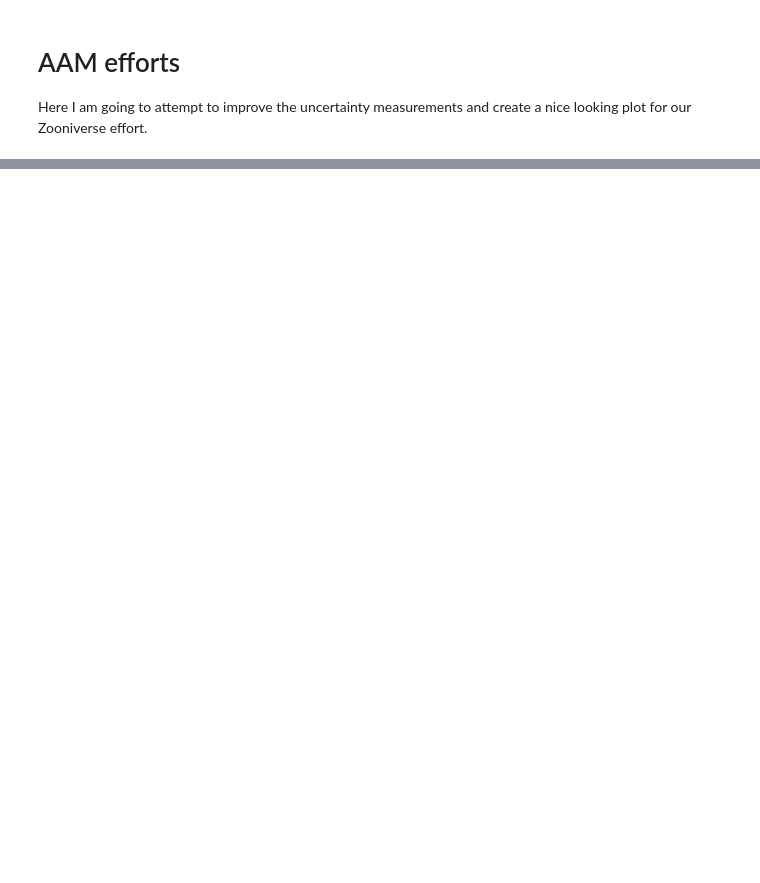
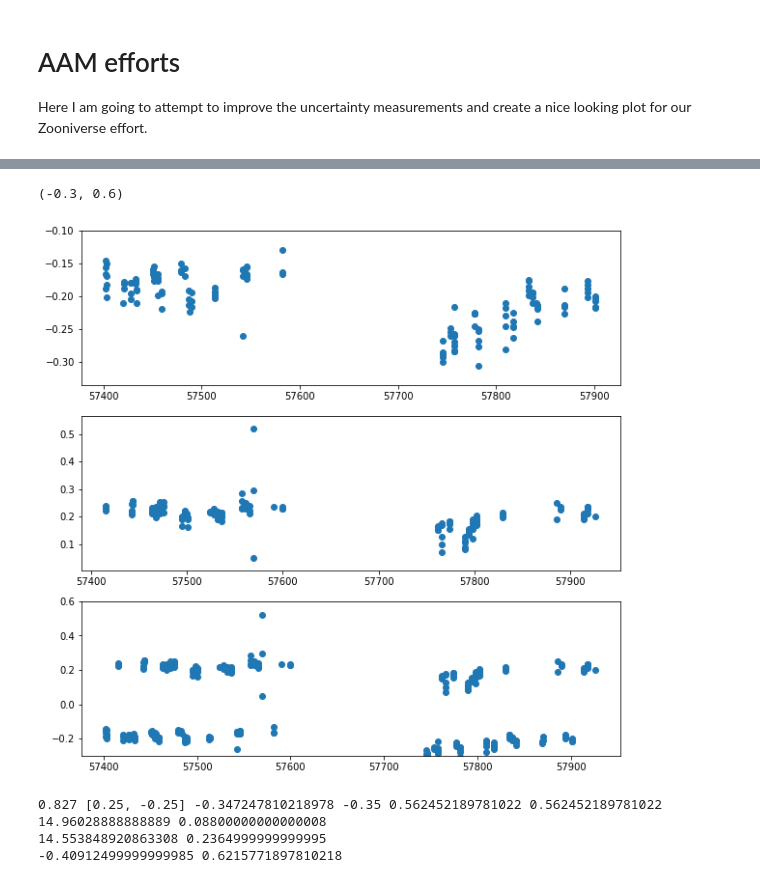
Before and after one commit to adamamiller/NUREU17, a Jupyter notebook: LSST/VariableStarClassification/Zooniverse_plot.ipynb, the cells around one changed output, grey strips where cells are left out. Drawn from its saved outputs; the diff is of its cells as text; code cells hidden in the pictures; blank space fills up the shorter version.

```diff
--- a/LSST/VariableStarClassification/Zooniverse_plot.ipynb
+++ b/LSST/VariableStarClassification/Zooniverse_plot.ipynb
@@ -207,0 +545,22 @@ plt.savefig('test.png', dpi = 300)
+# %%
+half = []
+half2 = []
+agree = []
+
+for c in range(len(perstbl['ptf cesium'][real])):
+    if math.isclose(2*perstbl['ptf cesium'][real][c], perstbl['atlas period'][real][c], rel_tol = 1e-3):
+        half.append(True)
+    else:
+        half.append(False)
+
+    if math.isclose(perstbl['ptf cesium'][real][c], perstbl['atlas period'][real][c], rel_tol = 1e-3):
+        agree.append(True)
+    else:
+        agree.append(False)
+
+
+for c in range(len(perstbl['ptf cesium'][real])):
+    if math.isclose(2*perstbl['atlas cesium o'][real][c], perstbl['atlas period'][real][c], rel_tol = 1e-3):
+        half2.append(True)
+    else:
+        half2.append(False)
@@ -207,0 +575,15 @@ plt.savefig('test.png', dpi = 300)
+# %%
+atlwhere = np.where(atlas_lcs['objid'] == 133811890462901167)
+
+fig, axe = plt.subplots(3,1, figsize = (10,10))
+for c, filt in enumerate(['c','o']):
+    infilt = np.where(atlas_lcs[atlwhere]['filter'] == filt)
+    axe[c].scatter(atlas_lcs[atlwhere]['mjd'][infilt], np.mean(atlas_lcs[atlwhere]['m']) - atlas_lcs[atlwhere]['m'][infilt])
+
+
+
+axe[2].scatter(atlas_lcs[atlwhere]['mjd'], np.mean(atlas_lcs[atlwhere]['m']) - atlas_lcs[atlwhere]['m'])
+axe[2].set_ylim([-.3,.6])
+# %% [output]
+(-0.3, 0.6)
+[figure, added]
@@ -207,0 +629,41 @@ plt.savefig('test.png', dpi = 300)
+# %%
+objcrit = np.unique(atlas_lcs['objid'])[rand[23]]
+atlwhere = np.where(atlas_lcs['objid'] == objcrit)
+
+hjd = np.array(atlas_lcs[atlwhere]["mjd"])
+mag = np.array(atlas_lcs[atlwhere]["m"])
+mag_unc = np.array(atlas_lcs[atlwhere]["dm"])
+filters = np.array(atlas_lcs[atlwhere]['filter'])
+
+
+reasonable = np.logical_or((mag < 10),(mag > 23))
+clipped_obs = np.copy(reasonable)
+clipped_obs[~reasonable] = sc(mag[~reasonable], sigma=5, iters=1).mask
+
+mean_mag = np.mean(mag)
+
+amplitude = np.ptp(mean_mag - mag)
+offset = [0.25, -0.25]
+raw_ymin = min(mean_mag - mag) - 0.05*amplitude
+ymin = min(raw_ymin, np.around(raw_ymin,decimals=2))
+raw_ymax = max(mean_mag - mag) + 0.05*amplitude
+ymax = max(raw_ymax, np.around(raw_ymax,decimals=2))
+
+print(amplitude, offset, raw_ymin, ymin, raw_ymax, ymax)
+amps = np.zeros(2)
+
+for c, filt in enumerate(['c','o']):
+    infilt = np.where(atlas_lcs[atlwhere]['filter'] == filt)
+    mean_mag = np.mean(mag[infilt])
+    amps[c] = np.ptp(mean_mag - mag[infilt])/2
+    print(mean_mag, amps[c])
+
+new_ymin = ymin + offset[1] * max(amps)
+new_ymax = ymax + offset[0] * max(amps)
+
+print(new_ymin, new_ymax)
+# %% [output]
+0.827 [0.25, -0.25] -0.347247810218978 -0.35 0.562452189781022 0.562452189781022
+14.96028888888889 0.08800000000000008
+14.553848920863308 0.2364999999999995
+-0.40912499999999985 0.6215771897810218
```
Also changed, not shown: parts of 26 cells of this notebook.
